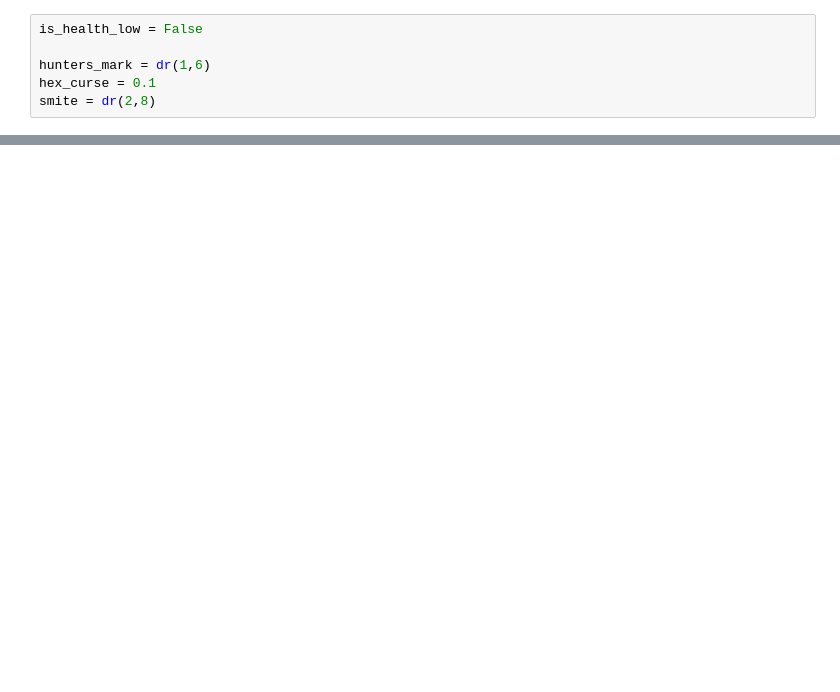
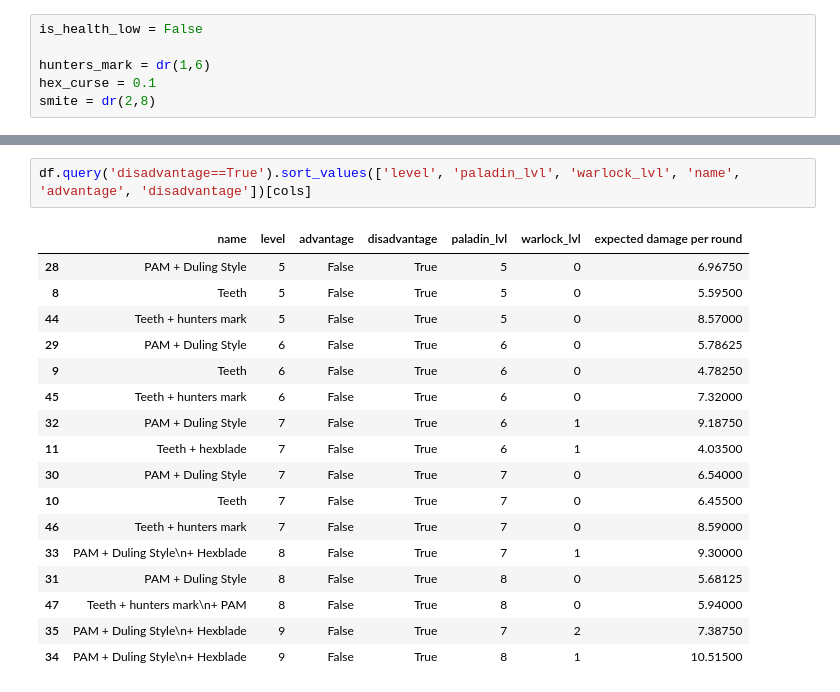
Before and after one commit to spencebeecher/dnd, a Jupyter notebook: dnd.ipynb, the cells around one changed output, grey strips where cells are left out. Cells and saved outputs as stored; diff of their text form; blank space fills up the shorter version.

```diff
--- a/dnd.ipynb
+++ b/dnd.ipynb
@@ -379,0 +329,20 @@ df.sort_values(['level', 'name', 'advantage', 'disadvantage'])
+# %%
+df.query('disadvantage==True').sort_values(['level', 'paladin_lvl', 'warlock_lvl', 'name', 'advantage', 'disadvantage'])[cols]
+# %% [output]
+|  | name | level | advantage | disadvantage | paladin_lvl | warlock_lvl | expected damage per round |
+| 28 | PAM + Duling Style | 5 | False | True | 5 | 0 | 6.96750 |
+| 8 | Teeth | 5 | False | True | 5 | 0 | 5.59500 |
+| 44 | Teeth + hunters mark | 5 | False | True | 5 | 0 | 8.57000 |
+| 29 | PAM + Duling Style | 6 | False | True | 6 | 0 | 5.78625 |
+| 9 | Teeth | 6 | False | True | 6 | 0 | 4.78250 |
+| 45 | Teeth + hunters mark | 6 | False | True | 6 | 0 | 7.32000 |
+| 32 | PAM + Duling Style | 7 | False | True | 6 | 1 | 9.18750 |
+| 11 | Teeth + hexblade | 7 | False | True | 6 | 1 | 4.03500 |
+| 30 | PAM + Duling Style | 7 | False | True | 7 | 0 | 6.54000 |
+| 10 | Teeth | 7 | False | True | 7 | 0 | 6.45500 |
+| 46 | Teeth + hunters mark | 7 | False | True | 7 | 0 | 8.59000 |
+| 33 | PAM + Duling Style\n+ Hexblade | 8 | False | True | 7 | 1 | 9.30000 |
+| 31 | PAM + Duling Style | 8 | False | True | 8 | 0 | 5.68125 |
+| 47 | Teeth + hunters mark\n+ PAM | 8 | False | True | 8 | 0 | 5.94000 |
+| 35 | PAM + Duling Style\n+ Hexblade | 9 | False | True | 7 | 2 | 7.38750 |
+| 34 | PAM + Duling Style\n+ Hexblade | 9 | False | True | 8 | 1 | 10.51500 |
```
Also changed, not shown: parts of 6 cells of this notebook.
